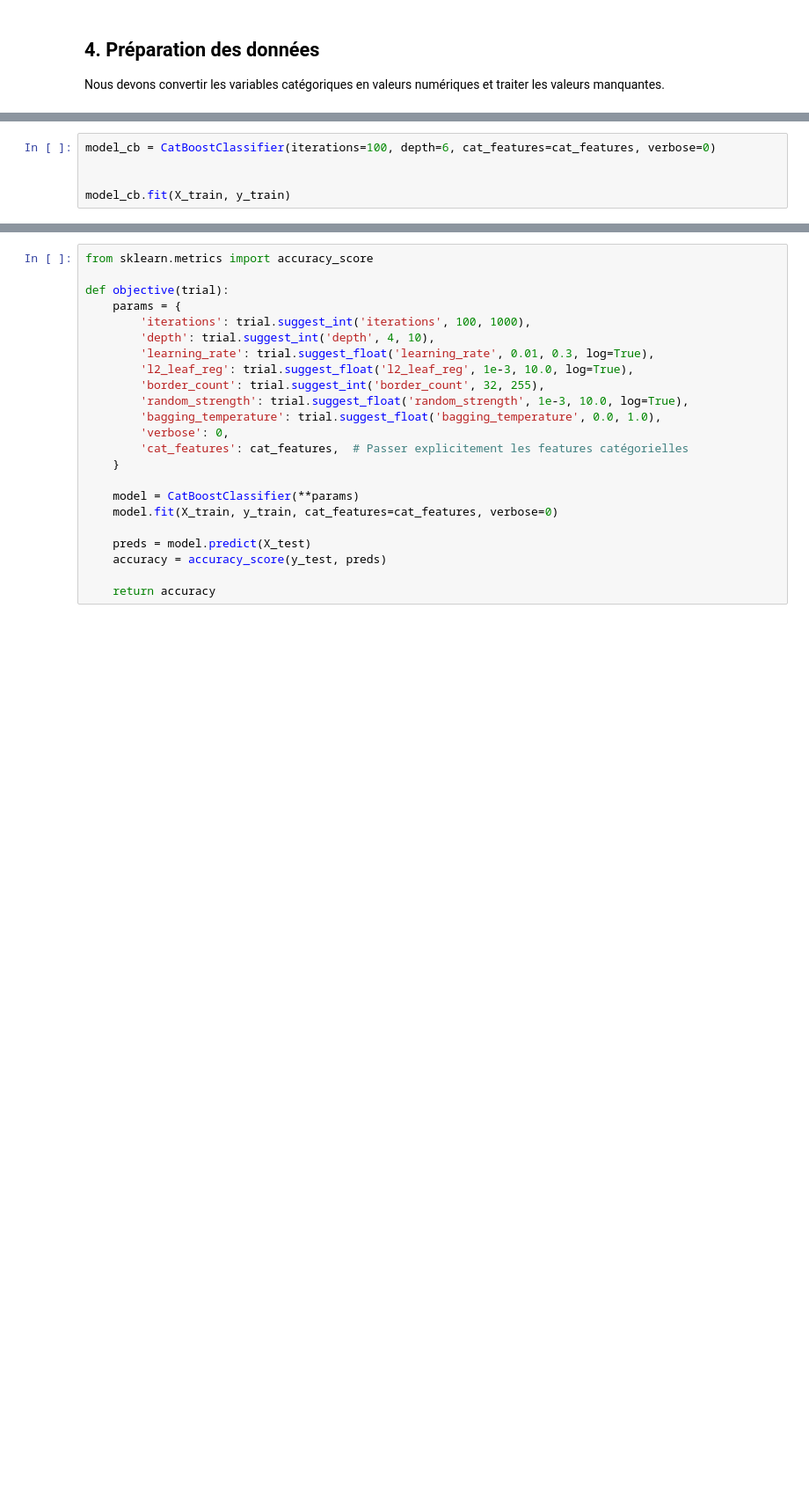
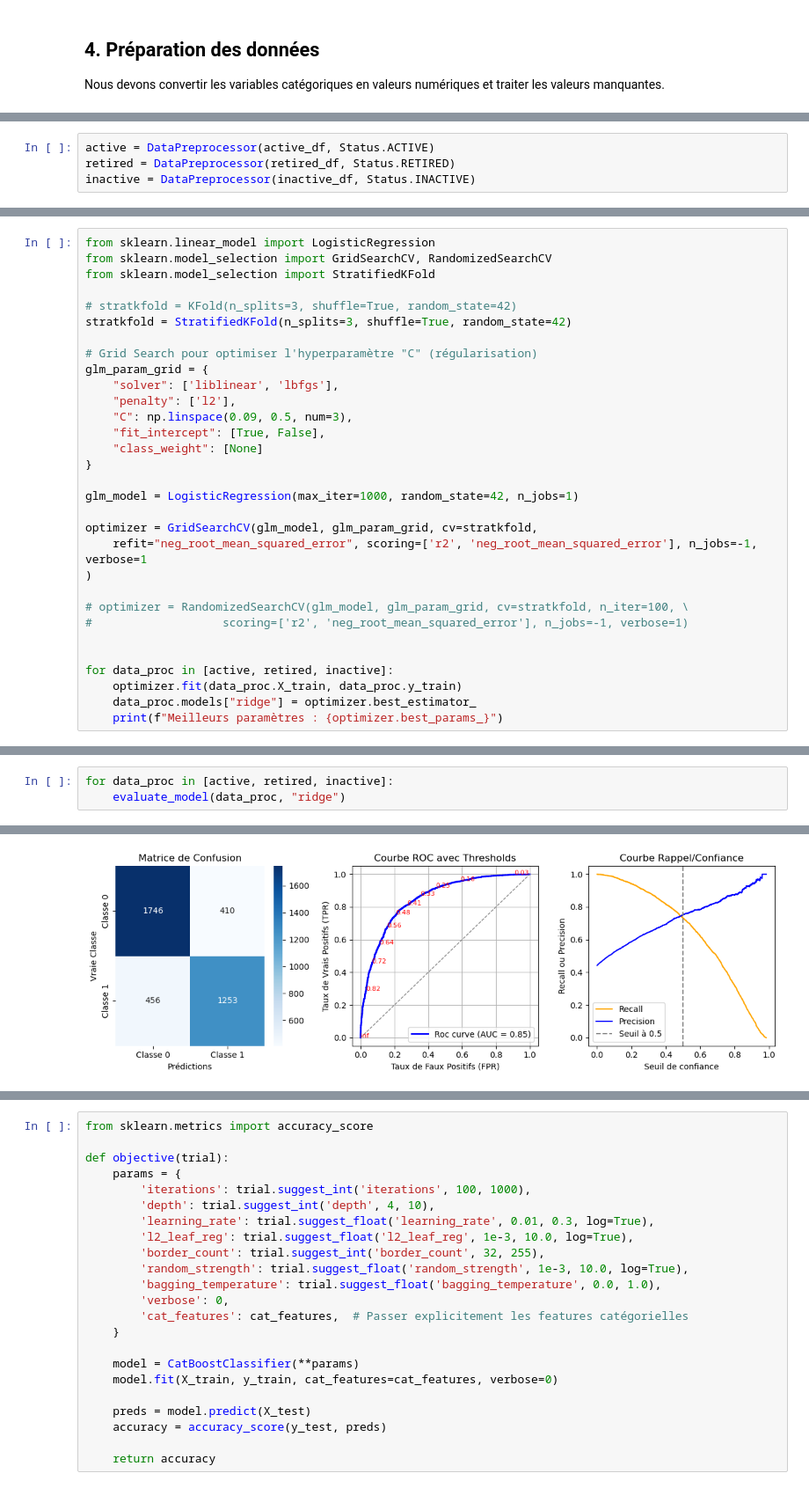
Before and after one commit to slauras/MLClassification, a Jupyter notebook: notebook.ipynb, the cells around one changed output, grey strips where cells are left out. Shown at 88% size. Saved outputs shown, nothing was run; the diff lists cells and outputs as text; blank space fills up the shorter version.

```diff
--- a/notebook.ipynb
+++ b/notebook.ipynb
@@ -196,5 +142,0 @@ On voit qu'on pert 10% d'outliers
-# %%
-model_cb = CatBoostClassifier(iterations=100, depth=6, cat_features=cat_features, verbose=0)
-
-
-model_cb.fit(X_train, y_train)
@@ -202,0 +306,4 @@ model_cb.fit(X_train, y_train)
+# %%
+active = DataPreprocessor(active_df, Status.ACTIVE)
+retired = DataPreprocessor(retired_df, Status.RETIRED)
+inactive = DataPreprocessor(inactive_df, Status.INACTIVE)
@@ -202,0 +367,31 @@ model_cb.fit(X_train, y_train)
+# %%
+from sklearn.linear_model import LogisticRegression
+from sklearn.model_selection import GridSearchCV, RandomizedSearchCV
+from sklearn.model_selection import StratifiedKFold
+
+# stratkfold = KFold(n_splits=3, shuffle=True, random_state=42)
+stratkfold = StratifiedKFold(n_splits=3, shuffle=True, random_state=42)
+
+# Grid Search pour optimiser l'hyperparamètre "C" (régularisation)
+glm_param_grid = {
+    "solver": ['liblinear', 'lbfgs'],
+    "penalty": ['l2'],
+    "C": np.linspace(0.09, 0.5, num=3),
+    "fit_intercept": [True, False],
+    "class_weight": [None]
+}
+
+glm_model = LogisticRegression(max_iter=1000, random_state=42, n_jobs=1)
+
+optimizer = GridSearchCV(glm_model, glm_param_grid, cv=stratkfold,
+    refit="neg_root_mean_squared_error", scoring=['r2', 'neg_root_mean_squared_error'], n_jobs=-1, verbose=1
+)
+
+# optimizer = RandomizedSearchCV(glm_model, glm_param_grid, cv=stratkfold, n_iter=100, \
+#                   scoring=['r2', 'neg_root_mean_squared_error'], n_jobs=-1, verbose=1)
+
+
+for data_proc in [active, retired, inactive]:
+    optimizer.fit(data_proc.X_train, data_proc.y_train)
+    data_proc.models["ridge"] = optimizer.best_estimator_
+    print(f"Meilleurs paramètres : {optimizer.best_params_}")
@@ -202,0 +405,4 @@ model_cb.fit(X_train, y_train)
+# %%
+for data_proc in [active, retired, inactive]:
+    evaluate_model(data_proc, "ridge")
+# %% [output]
@@ -202,0 +418 @@ model_cb.fit(X_train, y_train)
+[figure, added]
```
Also changed, not shown: parts of 51 cells of this notebook, 9 other files.
